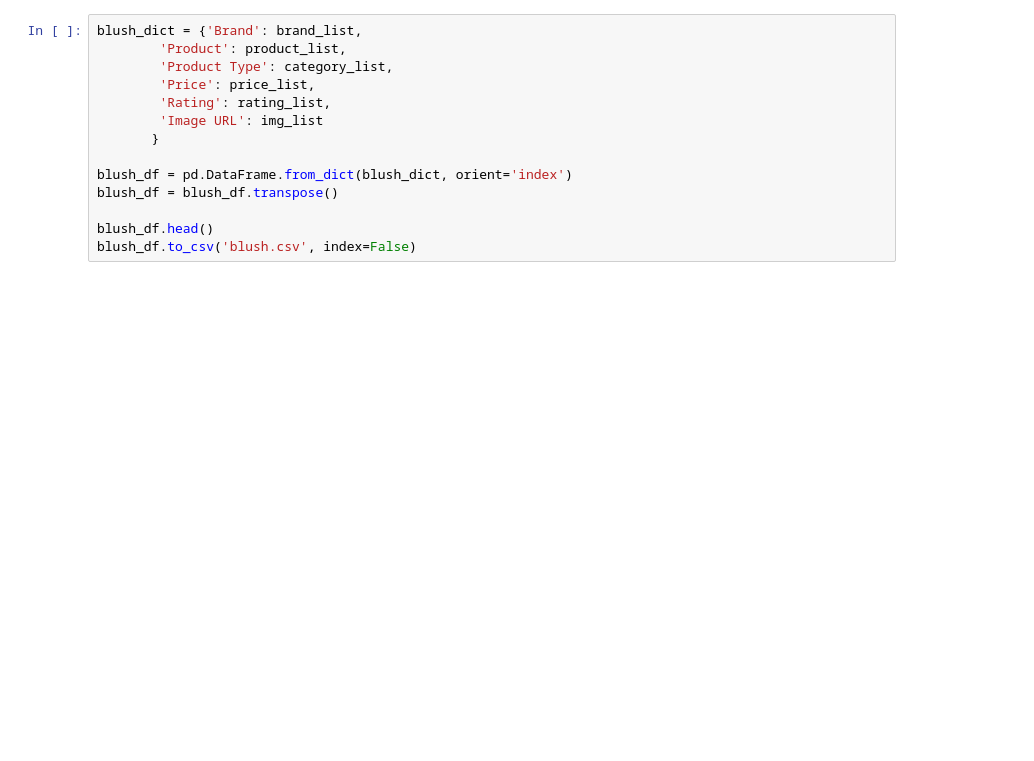
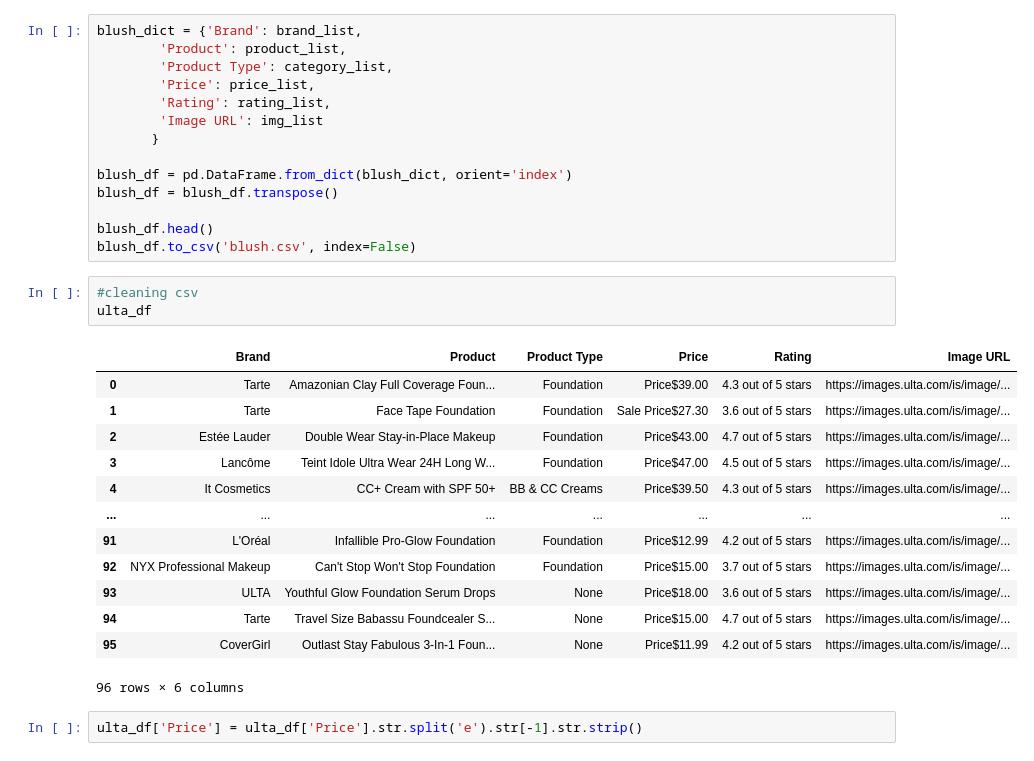
Before and after one commit to jis56/Ulta-Beauty-Scraper-and-Dashboard-App, a Jupyter notebook: webscraping2.ipynb, the cells around one changed output. Drawn from its saved outputs; the diff is of its cells as text; blank space fills up the shorter version.

Commit message:
clean csv

```diff
--- a/webscraping2.ipynb
+++ b/webscraping2.ipynb
@@ -460,3 +448,22 @@ blush_df = blush_df.transpose()
 
 blush_df.head()
 blush_df.to_csv('blush.csv', index=False)
+# %%
+#cleaning csv
+ulta_df
+# %% [output]
+|  | Brand | Product | Product Type | Price | Rating | Image URL |
+| 0 | Tarte | Amazonian Clay Full Coverage Foun... | Foundation | Price$39.00 | 4.3 out of 5 stars | https://images.ulta.com/is/image/... |
+| 1 | Tarte | Face Tape Foundation | Foundation | Sale Price$27.30 | 3.6 out of 5 stars | https://images.ulta.com/is/image/... |
+| 2 | Estée Lauder | Double Wear Stay-in-Place Makeup | Foundation | Price$43.00 | 4.7 out of 5 stars | https://images.ulta.com/is/image/... |
+| 3 | Lancôme | Teint Idole Ultra Wear 24H Long W... | Foundation | Price$47.00 | 4.5 out of 5 stars | https://images.ulta.com/is/image/... |
+| 4 | It Cosmetics | CC+ Cream with SPF 50+ | BB & CC Creams | Price$39.50 | 4.3 out of 5 stars | https://images.ulta.com/is/image/... |
+| ... | ... | ... | ... | ... | ... | ... |
+| 91 | L'Oréal | Infallible Pro-Glow Foundation | Foundation | Price$12.99 | 4.2 out of 5 stars | https://images.ulta.com/is/image/... |
+| 92 | NYX Professional Makeup | Can't Stop Won't Stop Foundation | Foundation | Price$15.00 | 3.7 out of 5 stars | https://images.ulta.com/is/image/... |
+| 93 | ULTA | Youthful Glow Foundation Serum Drops | None | Price$18.00 | 3.6 out of 5 stars | https://images.ulta.com/is/image/... |
+| 94 | Tarte | Travel Size Babassu Foundcealer S... | None | Price$15.00 | 4.7 out of 5 stars | https://images.ulta.com/is/image/... |
+| 95 | CoverGirl | Outlast Stay Fabulous 3-In-1 Foun... | None | Price$11.99 | 4.2 out of 5 stars | https://images.ulta.com/is/image/... |
+96 rows × 6 columns
+# %%
+ulta_df['Price'] = ulta_df['Price'].str.split('e').str[-1].str.strip()
```
Also changed, not shown: parts of 6 cells of this notebook, 4 other files.
